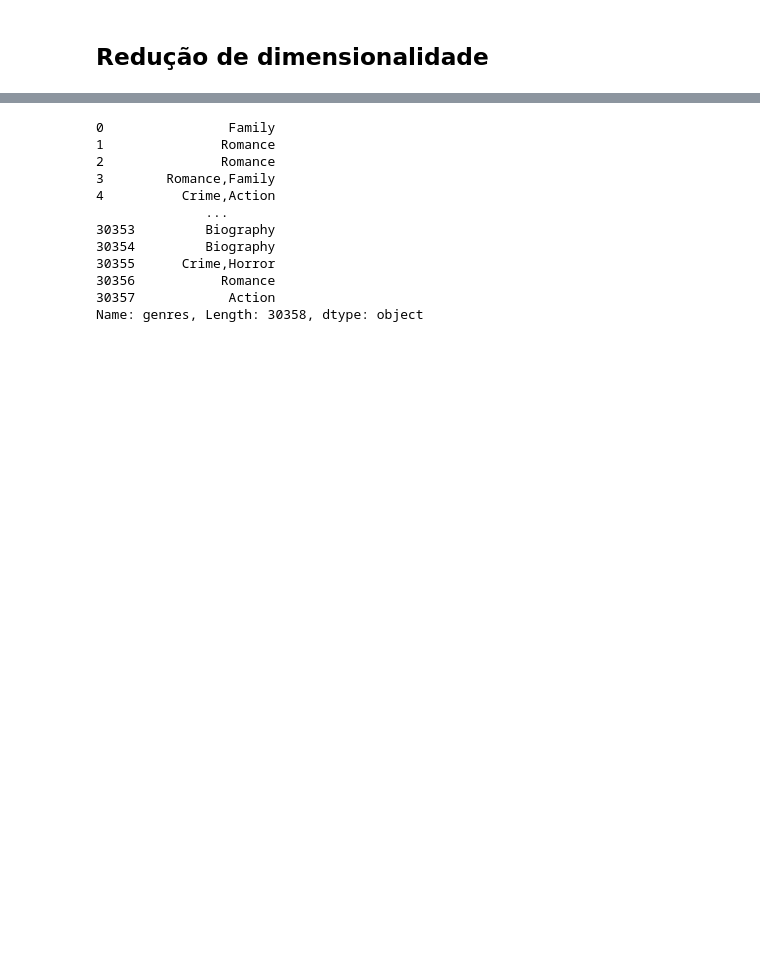
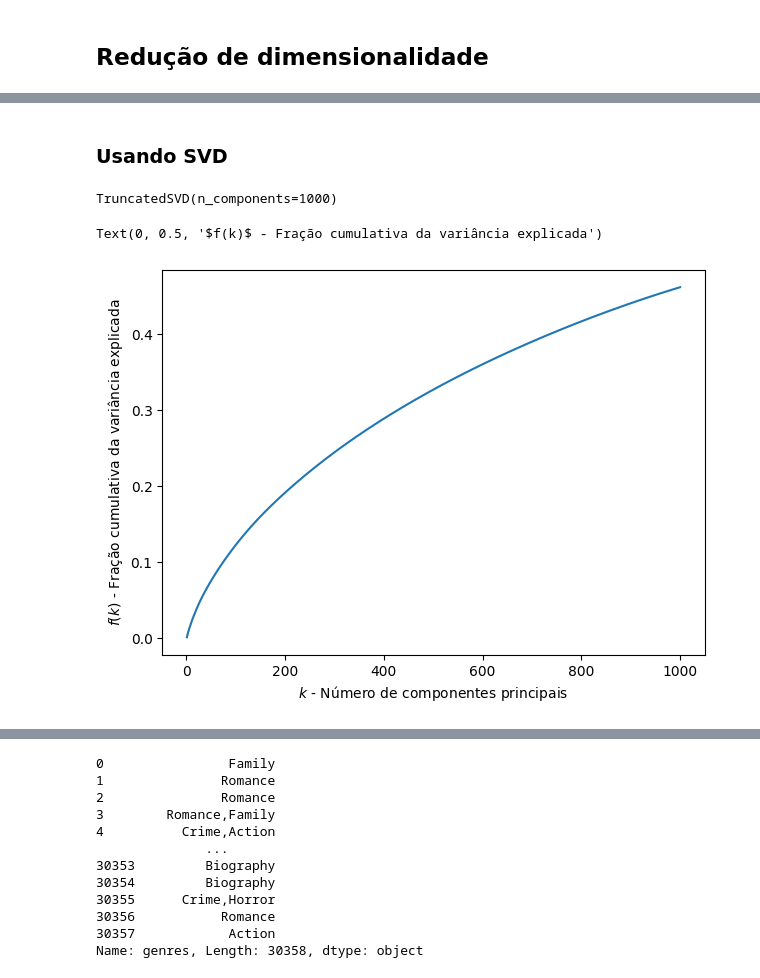
Before and after one commit to MiguelPim01/T1-Ciencia-de-Dados, a Jupyter notebook: main.ipynb, the cells around one changed output, grey strips where cells are left out. Drawn from its saved outputs; the diff is of its cells as text; code cells hidden in the pictures; blank space fills up the shorter version.

```diff
--- a/main.ipynb
+++ b/main.ipynb
@@ -194,5 +203,18 @@ df
+# %% [markdown]
+### Usando SVD
 # %%
 from sklearn.decomposition import TruncatedSVD
 # %%
 svd = TruncatedSVD(n_components=1000)
-X_REDUCED = svd.fit_transform(X)
+# %%
+svd.fit(X)
+# %% [output]
+TruncatedSVD(n_components=1000)
+# %%
+fig = plt.figure(figsize=(7, 5))
+plt.plot([i for i in range(1, svd.n_components + 1)], np.cumsum(svd.explained_variance_ratio_))
+plt.xlabel(r'$k$ - Número de componentes principais')
+plt.ylabel(r'$f(k)$ - Fração cumulativa da variância explicada')
+# %% [output]
+Text(0, 0.5, '$f(k)$ - Fração cumulativa da variância explicada')
+[figure, added]
```
Also changed, not shown: parts of 37 cells of this notebook.
